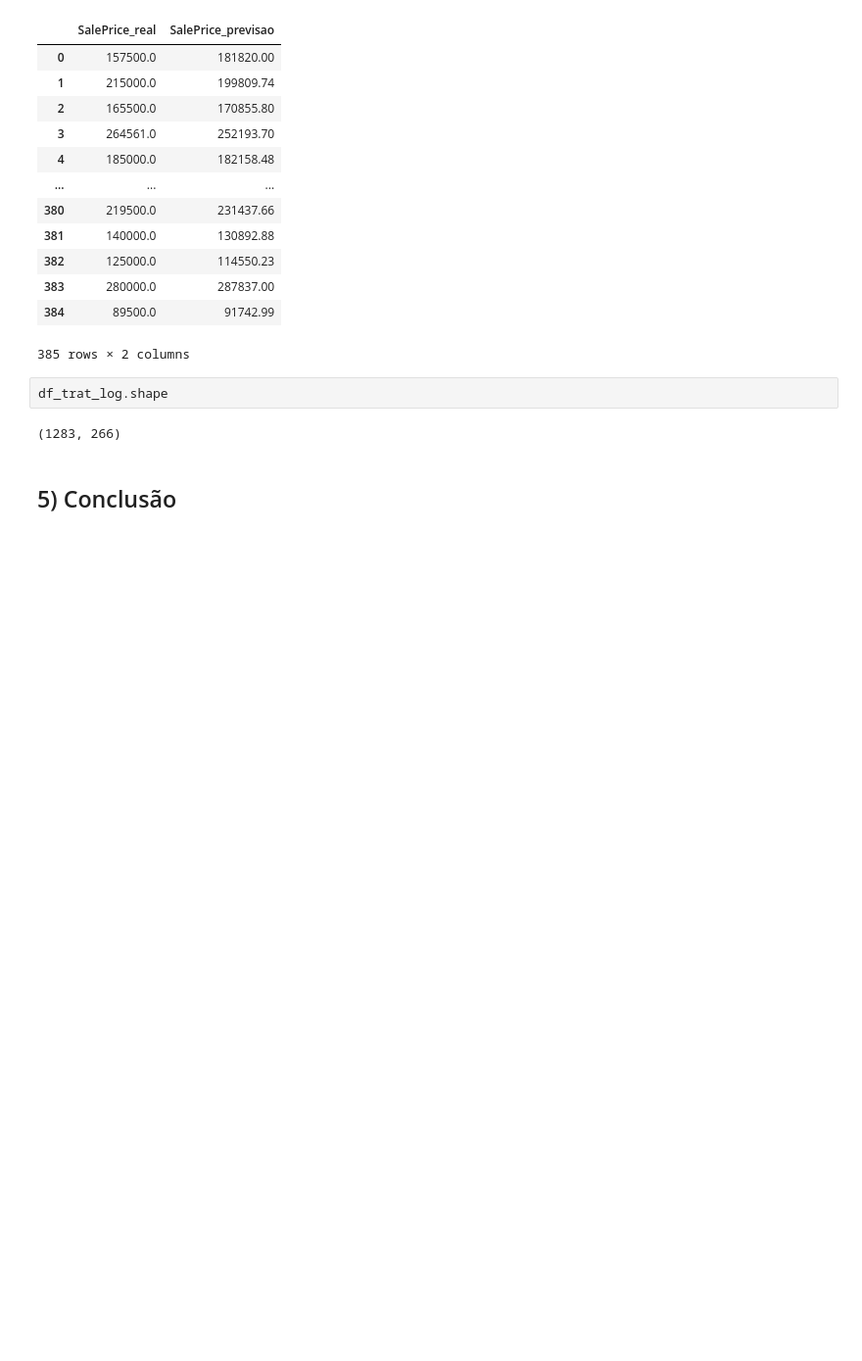
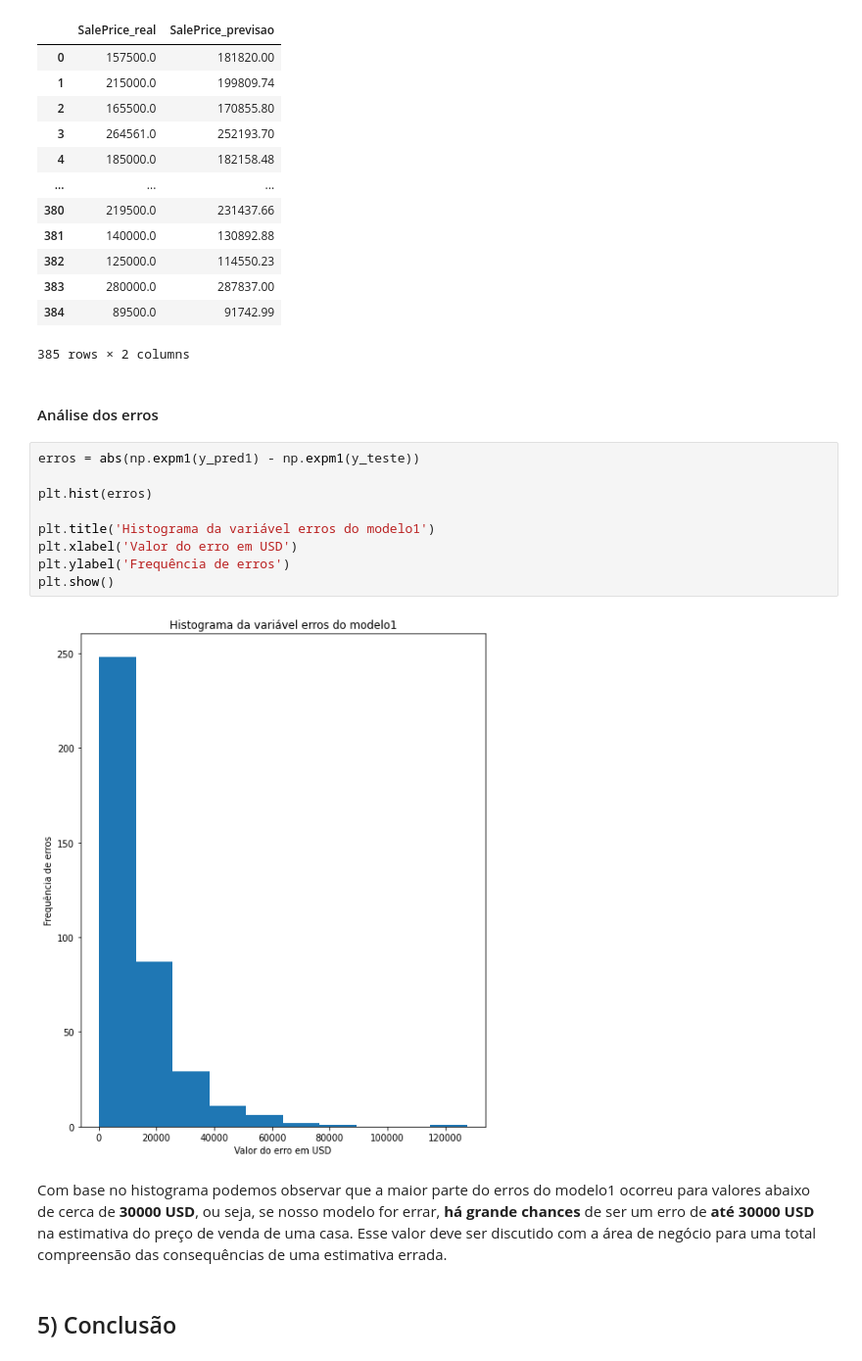
Before and after one commit to gomesalan/Projetos, a Jupyter notebook: Regressao/Projeto1_parte2_AG.ipynb, the cells around one changed output. Shown at 98% size. Cells and saved outputs as stored; diff of their text form; blank space fills up the shorter version.

```diff
--- a/Regressao/Projeto1_parte2_AG.ipynb
+++ b/Regressao/Projeto1_parte2_AG.ipynb
@@ -515,10 +515,21 @@ data[['SalePrice_real','SalePrice_previsao']].round(2)
 | 383 | 280000.0 | 287837.00 |
 | 384 | 89500.0 | 91742.99 |
 385 rows × 2 columns
-# %%
-df_trat_log.shape
-# %% [output]
-(1283, 266)
+# %% [markdown]
+#### Análise dos erros
+# %%
+erros = abs(np.expm1(y_pred1) - np.expm1(y_teste))
+
+plt.hist(erros)
+
+plt.title('Histograma da variável erros do modelo1')
+plt.xlabel('Valor do erro em USD')
+plt.ylabel('Frequência de erros')
+plt.show()
+# %% [output]
+[figure, added]
+# %% [markdown]
+Com base no histograma podemos observar que a maior parte do erros do modelo1 ocorreu para valores abaixo de cerca de **30000 USD**, ou seja, se nosso modelo for errar, **há grande chances** de ser um erro de **até 30000 USD** na estimativa do preço de venda de uma casa. Esse valor deve ser discutido com a área de negócio para uma total compreensão das consequências de uma estimativa errada.
 # %% [markdown]
 ## 5) Conclusão
 # %% [markdown]
```
Also changed, not shown: parts of 8 cells of this notebook.
